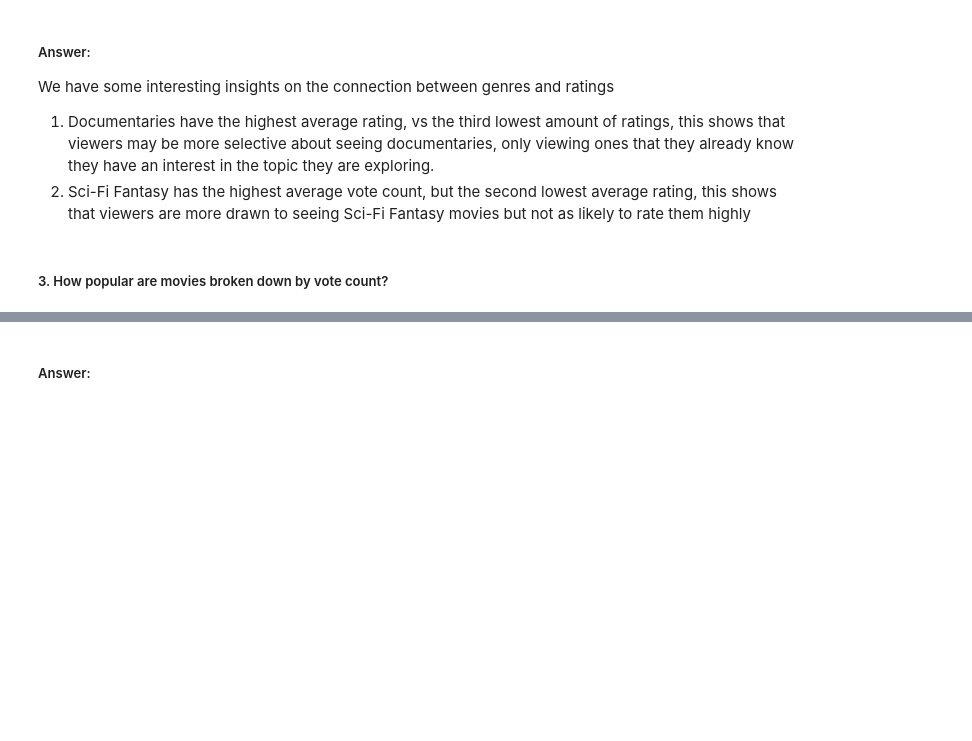
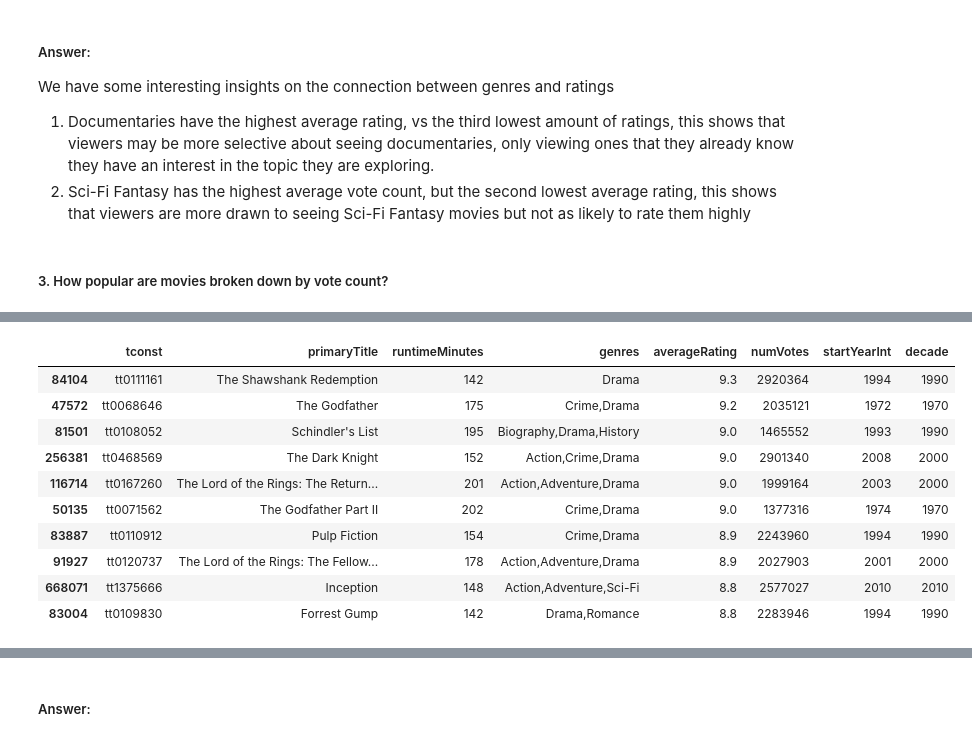
Before and after one commit to emily-dee/IMDB_data_analytics_project, a Jupyter notebook: Insight into Movies for the Hollywood Big Wigs.ipynb, the cells around one changed output, grey strips where cells are left out. Cells and saved outputs as stored; diff of their text form; code cells hidden in the pictures; blank space fills up the shorter version.

```diff
--- a/Insight into Movies for the Hollywood Big Wigs.ipynb
+++ b/Insight into Movies for the Hollywood Big Wigs.ipynb
@@ -282,0 +301,14 @@ We have some interesting insights on the connection between genres and ratings
+# %%
+top_100_movies.sort_values('averageRating', ascending=False).head(10)
+# %% [output]
+|  | tconst | primaryTitle | runtimeMinutes | genres | averageRating | numVotes | startYearInt | decade |
+| 84104 | tt0111161 | The Shawshank Redemption | 142 | Drama | 9.3 | 2920364 | 1994 | 1990 |
+| 47572 | tt0068646 | The Godfather | 175 | Crime,Drama | 9.2 | 2035121 | 1972 | 1970 |
+| 81501 | tt0108052 | Schindler's List | 195 | Biography,Drama,History | 9.0 | 1465552 | 1993 | 1990 |
+| 256381 | tt0468569 | The Dark Knight | 152 | Action,Crime,Drama | 9.0 | 2901340 | 2008 | 2000 |
+| 116714 | tt0167260 | The Lord of the Rings: The Return... | 201 | Action,Adventure,Drama | 9.0 | 1999164 | 2003 | 2000 |
+| 50135 | tt0071562 | The Godfather Part II | 202 | Crime,Drama | 9.0 | 1377316 | 1974 | 1970 |
+| 83887 | tt0110912 | Pulp Fiction | 154 | Crime,Drama | 8.9 | 2243960 | 1994 | 1990 |
+| 91927 | tt0120737 | The Lord of the Rings: The Fellow... | 178 | Action,Adventure,Drama | 8.9 | 2027903 | 2001 | 2000 |
+| 668071 | tt1375666 | Inception | 148 | Action,Adventure,Sci-Fi | 8.8 | 2577027 | 2010 | 2010 |
+| 83004 | tt0109830 | Forrest Gump | 142 | Drama,Romance | 8.8 | 2283946 | 1994 | 1990 |
```
Also changed, not shown: parts of 11 cells of this notebook.
